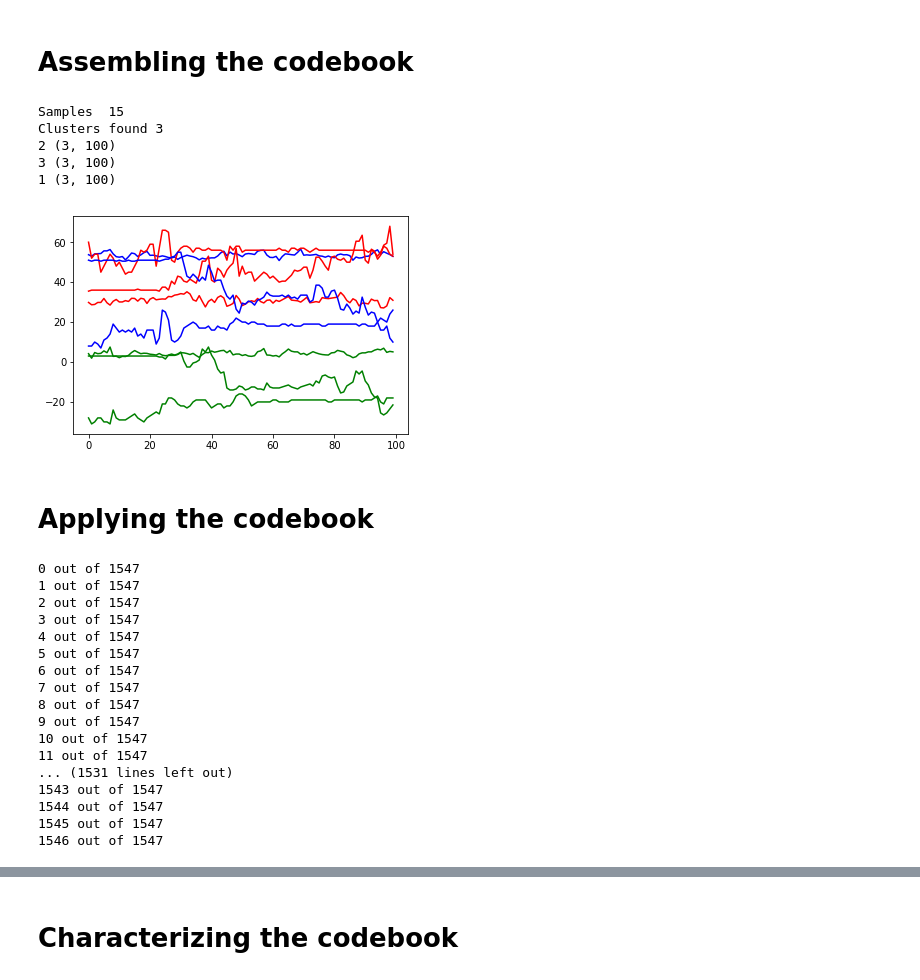
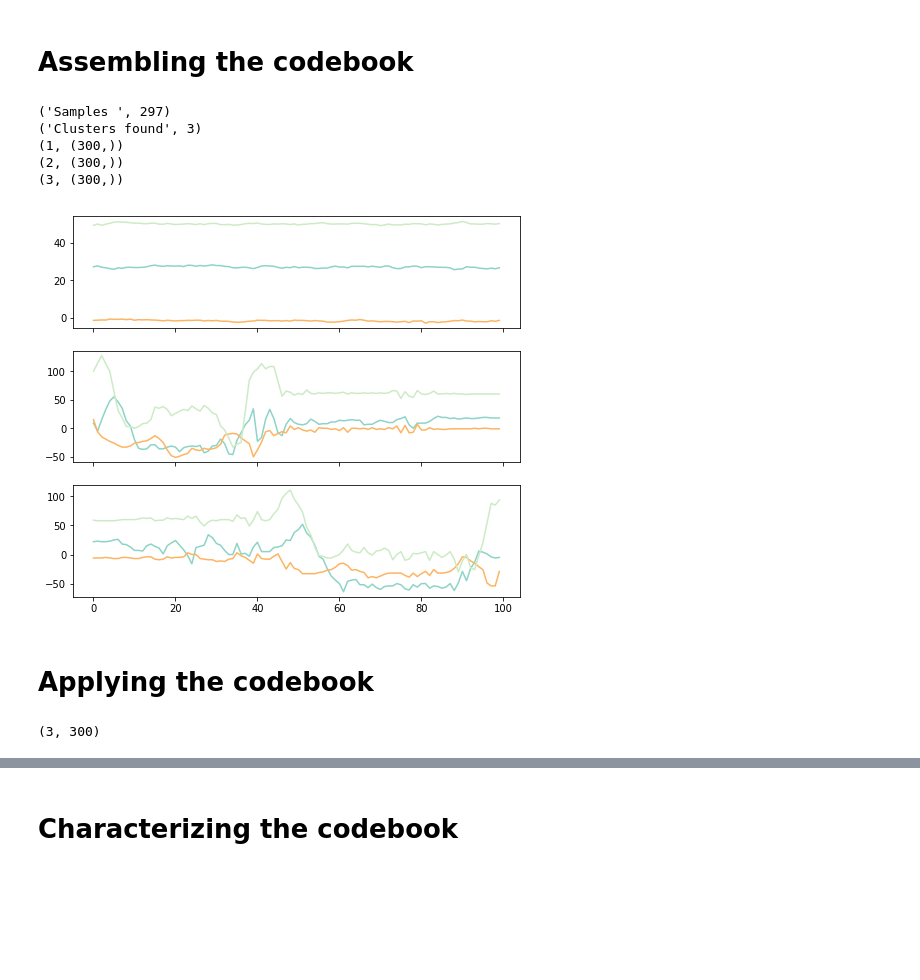
Before and after one commit to The-Hybrid-Atelier/biosignal-processing, a Jupyter notebook: codewords/6_StudyDataClustering.ipynb, the cells around one changed output, grey strips where cells are left out. Drawn from its saved outputs; the diff is of its cells as text; code cells hidden in the pictures; blank space fills up the shorter version.

Commit message:
'clustering'

```diff
--- a/codewords/6_StudyDataClustering.ipynb
+++ b/codewords/6_StudyDataClustering.ipynb
@@ -191,21 +183,10 @@ def sample_kcenters(words, kcenters, cull_threshold=100):
     return np.array(sample_kcenters(words, kcenters))
-# %%
-def sample_kcenters_pdist(words, kcenters, cull_threshold=100):
-    print("WORDS", words.shape[0], "CENTERS", len(kcenters))
-    if len(words) <= 1:
-        return np.array(kcenters)
-
-    dtw_along_axis = np.vectorize(DTWDistance2D, signature='(n),(m)->()')
-    dists = dtw_along_axis(words, kcenters[-1])
-
-    idx = np.argsort(dists)
-#     print(idx)
-#     print(dists)
-#     print(dists[idx[0]], dists[idx[-1]])
-    kcenters.append(words[idx[-1]])
-    dists = np.sort(dists)
-    cull_at = np.argmax(dists>cull_threshold)
-    cull_indices = idx[:cull_at]
-    cull_indices = np.append(cull_indices, idx[-1])
-    words = np.delete(words, cull_indices, 0)
-    return np.array(sample_kcenters(words, kcenters))
+# %%
+CULL_THRESHOLD = 100
+SAMPLE_PROP = 0.5 # Sample X% of the subsequence dataset
+SAMPLE_SIZE = int(sss.shape[0] * SAMPLE_PROP)
+FIRST_CENTER = random.randint(0,SAMPLE_SIZE)
+print(sss.shape, SAMPLE_SIZE)
+code_sample = sample_sss(sss, SAMPLE_SIZE)
+seed = code_sample[FIRST_CENTER]
+code_sample = np.delete(code_sample, FIRST_CENTER, 0)
@@ -234,6 +199,4 @@ KeyboardInterrupt:
 # HIEARCHICAL CLUSTERING
 # %%
 # generate the linkage matrix
-print(centers.shape)
-centers = centers.reshape(15, 300)
-Z = linkage(centers, method='single', metric=DTWDistance2D)
+Z = linkage(centers, method='single', metric=dtw2)
@@ -242,5 +203,5 @@ Z = linkage(centers, method='single', metric=DTWDistance2D)
 # %%
 # set cut-off to 50
-max_d = 200  # max_d as in max_distance
+max_d = 400  # max_d as in max_distance
 print(centers.shape)
 # %% [output]
@@ -264,63 +225,50 @@ plt.show()
 # %%
 clusters = fcluster(Z, max_d, criterion='distance')
 print("Samples ", len(centers))
 n_clusters = np.max(clusters)
 print("Clusters found", n_clusters)
 
 
 
 codebook = {}
 for i in range(0, len(clusters)):
     cluster_id = clusters[i]
     if not cluster_id in codebook:
         codebook[cluster_id] = []
     codebook[cluster_id].append(centers[i])
+codebook
 for k in codebook:
     codeset = np.array(codebook[k])
     codeset = np.average(codeset, 0)
-    codebook[k] = codeset.reshape(3, 100)
+    codebook[k] = codeset
 
 for k in codebook:
     print(k, codebook[k].shape)
 
 codebook = codebook.values()
-visualize_codebook(codebook, subplot=False)
+visualize_codebook(codebook, subplot=True)
 # %% [output]
-Samples  15
-Clusters found 3
-2 (3, 100)
-3 (3, 100)
-1 (3, 100)
+('Samples ', 297)
+('Clusters found', 3)
+(1, (300,))
+(2, (300,))
+(3, (300,))
-[figure, old version]
+[figure, new version]
 # %% [markdown]
 # Applying the codebook
 # %%
 
-activity = sss.reshape(1562, 300)[15:]
-cb = np.array(list(codebook)).reshape(3, 300)
+# activity = sss.reshape(1562, 300)[15:]
+activity = sss
+cb = np.array(list(codebook))#.reshape(3, 300)
+print(cb.shape)
 
 result = []
 for i, window in enumerate(activity):
-    print(i, "out of", activity.shape[0])
-    codeword = np.argmin([DTWDistance2D(codeword, window) for codeword in cb])
+#     print(i, "out of", activity.shape[0])
+    codeword = np.argmin([dtw2(codeword, window) for codeword in cb])
     result.append(codeword)
 # %% [output]
-0 out of 1547
-1 out of 1547
-2 out of 1547
-3 out of 1547
-4 out of 1547
-5 out of 1547
-6 out of 1547
-7 out of 1547
-8 out of 1547
-9 out of 1547
-10 out of 1547
-11 out of 1547
-... (1531 lines left out)
-1543 out of 1547
-1544 out of 1547
-1545 out of 1547
-1546 out of 1547
+(3, 300)
 # %%
 arr = np.array(result)
```
Also changed, not shown: parts of 26 cells of this notebook, 8 other files.
